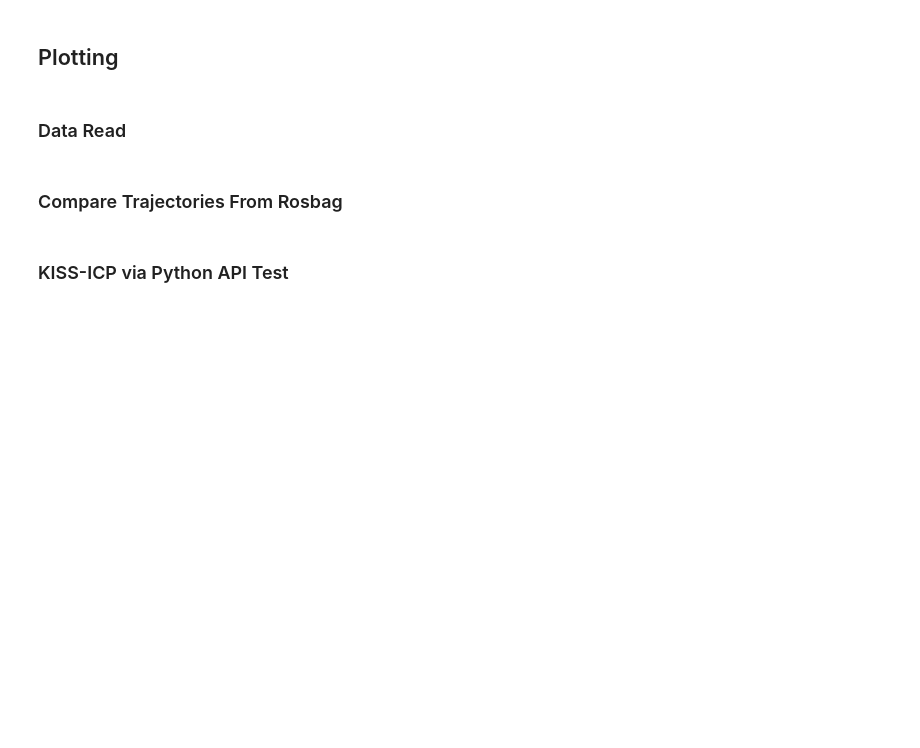
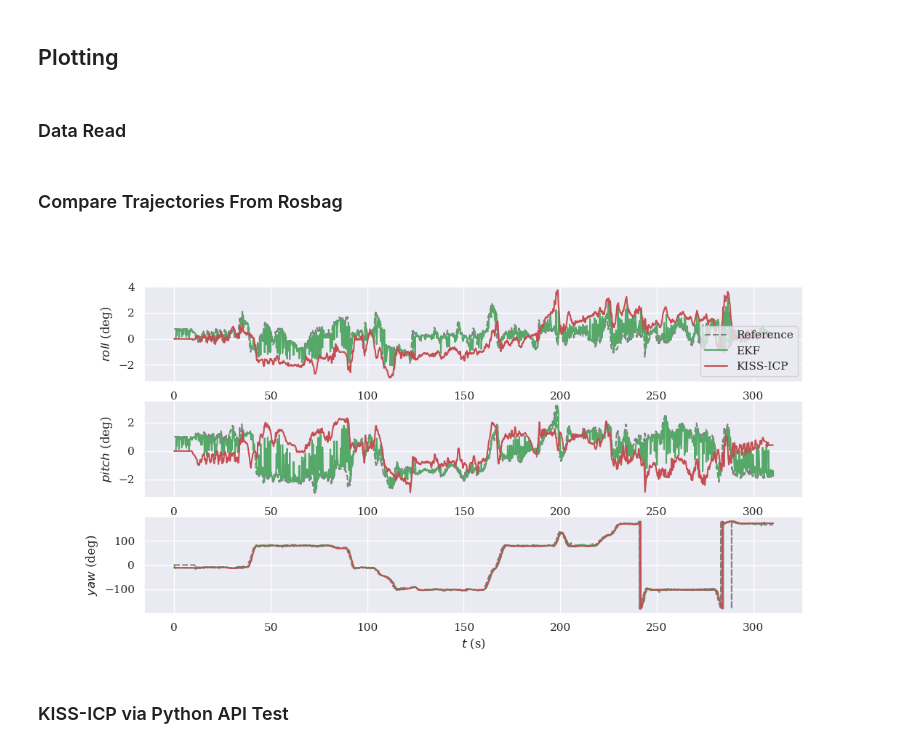
Before and after one commit to Jul310/kiss-icp, a Jupyter notebook: tum_eval/ekf_gps_analysis.ipynb, the cells around one changed output. Drawn from its saved outputs; the diff is of its cells as text; code cells hidden in the pictures; blank space fills up the shorter version.

```diff
--- a/tum_eval/ekf_gps_analysis.ipynb
+++ b/tum_eval/ekf_gps_analysis.ipynb
@@ -56,13 +62,12 @@ metric = plot_compare(ekf_compare_traj, print_stats=False, plot_mode='xyz', est_
 # %% [markdown]
 ### Compare Trajectories From Rosbag
 # %%
-remote_switch = "local" # [local, remote]
+version_switch = "v2" # [v1, v2]
 
 # test_set_switch = "01-full-merge-ekf-no-feedback" # [01-full-merge-ekf-no-feedback, 02-full-merge-ekf-feedback, 03-full-merge-ekf-no-feedback-orig-kiss]
 test_set_switch = "02-full-merge-ekf-feedback" # [01-full-merge-ekf-no-feedback, 02-full-merge-ekf-feedback, 03-full-merge-ekf-no-feedback-orig-kiss]
-# test_set_switch = "03-full-merge-ekf-no-feedback-orig-kiss" # [01-full-merge-ekf-no-feedback, 02-full-merge-ekf-feedback, 03-full-merge-ekf-no-feedback-orig-kiss]
 
-compare_root = f"data/ekf_analysis/{remote_switch}/{test_set_switch}"
+compare_root = f"data/ekf_analysis/{version_switch}/{test_set_switch}"
 
 DATA_FILES = [gps_pose_name, ekf_pose_name, kiss_pose_name]
 DATA_NAMES = ["Reference", "EKF", "KISS-ICP"]
@@ -79,8 +84,10 @@ for i in range(1, N_RUNS+1):
         data[run][data_name] = traj
 # %%
 # Compare a single Run
-run = 3
+run = 2
 trajectories, names = [v for v in data[f"run_{run:02d}"].values()], [k for k in data[f"run_{run:02d}"].keys()]
-compare_plot_multiple(trajectories, names, plot_mode='xyz')
+compare_plot_multiple(trajectories, names, plot_mode='rpy')
+# %% [output]
+[figure, added]
 # %%
 # Compare data across all runs of one test set
```
Also changed, not shown: parts of 10 cells of this notebook, 1 other file.
